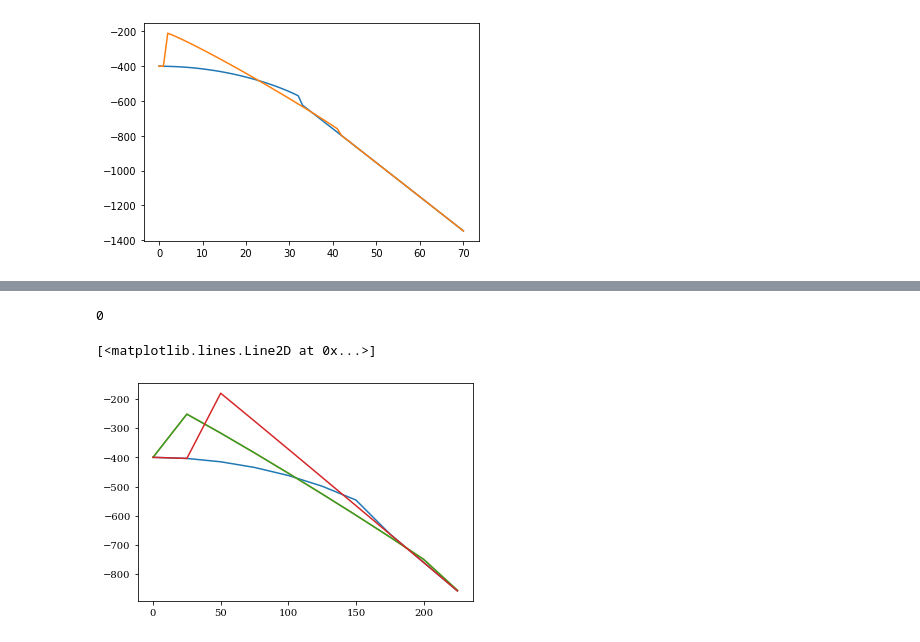
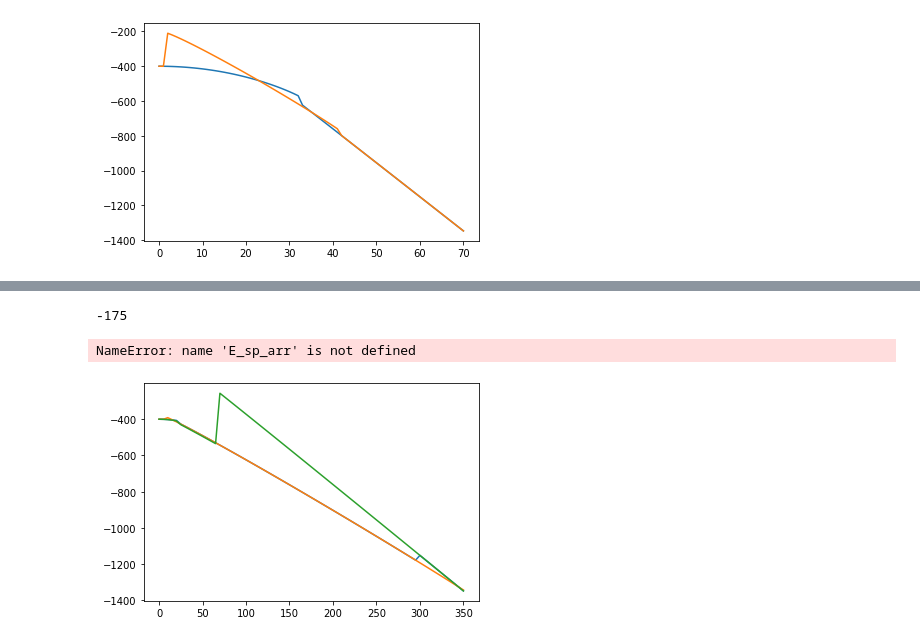
Before and after one commit to Progklui/rotor_lattice_models, a Jupyter notebook: phase_diag.ipynb, the cells around one changed output, grey strips where cells are left out. Cells and saved outputs as stored; diff of their text form; code cells hidden in the pictures.

```diff
--- a/phase_diag.ipynb
+++ b/phase_diag.ipynb
@@ -624,3 +594,0 @@ print(E_order.shape)
-# %%
-E_fdh_arr = E_order
-plt.pcolormesh(E_fo_arr.real-E_fdh_arr.real)
@@ -738,18 +790,16 @@ plt.pcolormesh(E_gs.T.real); plt.show()
 # %%
-symmetry_index = 4
+symmetry_index = 1
 
 print(diff_tx_ty[symmetry_index])
 
-%matplotlib inlinecbar = fig.colorbar(pc)
-cbar.ax.tick_params(labelsize=20, length=6)
-cbar.set_label(label=r'$\hat{H}_{eff}$', size=20)
-plt.plot(V_0_arr, E_fo_arr.T[symmetry_index])
-plt.plot(V_0_arr, E_fdv_arr.T[symmetry_index])
-plt.plot(V_0_arr, E_fdh_arr.T[symmetry_index])
-plt.plot(V_0_arr, E_sp_arr.T[symmetry_index])
+%matplotlib inline
+plt.plot(V_0_arr[0], E_fo_arr[symmetry_index])
+plt.plot(V_0_arr[0], E_fdv_arr[symmetry_index])
+plt.plot(V_0_arr[0], E_fdh_arr[symmetry_index])
+plt.plot(V_0_arr[0], E_sp_arr[symmetry_index])
 
 #plt.plot(V_0_arr, E_gs.T[0])
 # %% [output]
-0
+-175
-[<matplotlib.lines.Line2D at 0x...>]
+NameError: name 'E_sp_arr' is not defined
-[figure, old version]
+[figure, new version]
```
Also changed, not shown: parts of 11 cells of this notebook, 2 other files.
